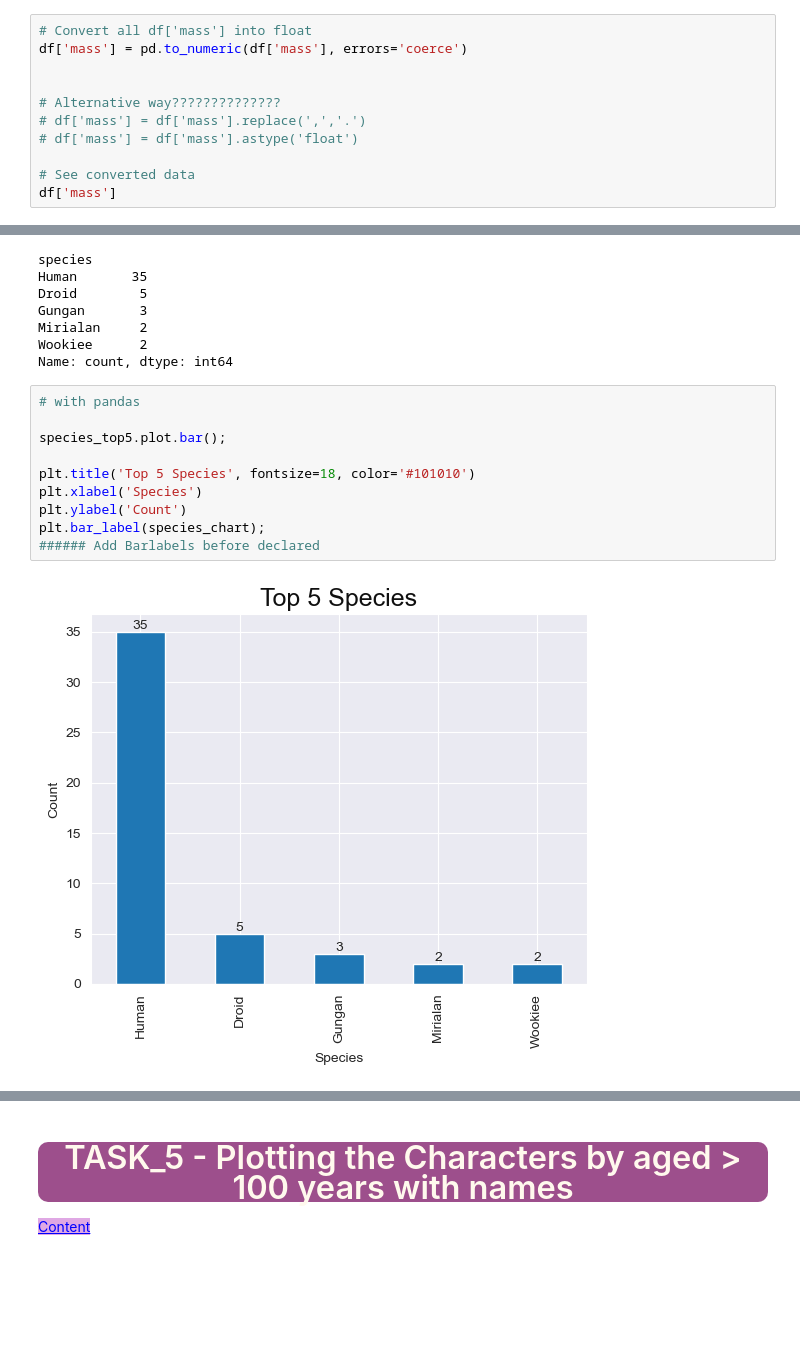
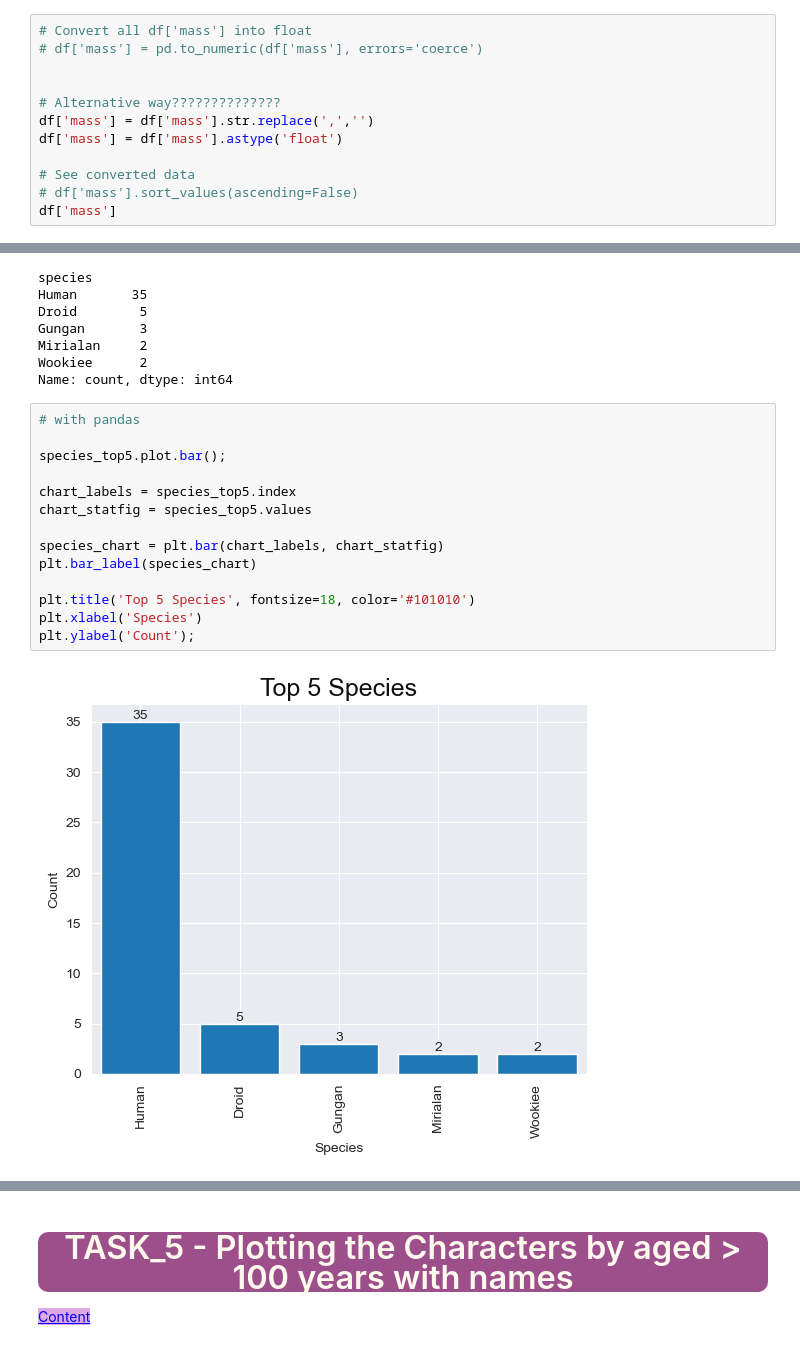
Before and after one commit to iceyisaak/clarusway_ds, a Jupyter notebook: DVwPy_Assignment_1_Star_Wars_Characters (matplotlib)_V02.ipynb, the cells around one changed output, grey strips where cells are left out. Cells and saved outputs as stored; diff of their text form; blank space fills up the shorter version.

```diff
--- a/DVwPy_Assignment_1_Star_Wars_Characters (matplotlib)_V02.ipynb
+++ b/DVwPy_Assignment_1_Star_Wars_Characters (matplotlib)_V02.ipynb
@@ -445,13 +449,14 @@ Name: count, dtype: int64
 # %%
 # Convert all df['mass'] into float
-df['mass'] = pd.to_numeric(df['mass'], errors='coerce')
+# df['mass'] = pd.to_numeric(df['mass'], errors='coerce')
 
 
 # Alternative way??????????????
-# df['mass'] = df['mass'].replace(',','.')
-# df['mass'] = df['mass'].astype('float')
+df['mass'] = df['mass'].str.replace(',','')
+df['mass'] = df['mass'].astype('float')
 
 # See converted data
+# df['mass'].sort_values(ascending=False)
 df['mass']
 # %% [output]
 0      77.0
@@ -564,15 +567,19 @@ Name: count, dtype: int64
 # %%
 # with pandas
 
 species_top5.plot.bar();
 
+chart_labels = species_top5.index
+chart_statfig = species_top5.values
+
+species_chart = plt.bar(chart_labels, chart_statfig)
+plt.bar_label(species_chart)
+
 plt.title('Top 5 Species', fontsize=18, color='#101010')
 plt.xlabel('Species')
-plt.ylabel('Count')
-plt.bar_label(species_chart);
-###### Add Barlabels before declared
+plt.ylabel('Count');
 # %% [output]
-[figure, old version]
+[figure, new version]
 # %%
 # with matplotlib
 plt.figure(figsize=(10,6))
```
Also changed, not shown: parts of 18 cells of this notebook.
